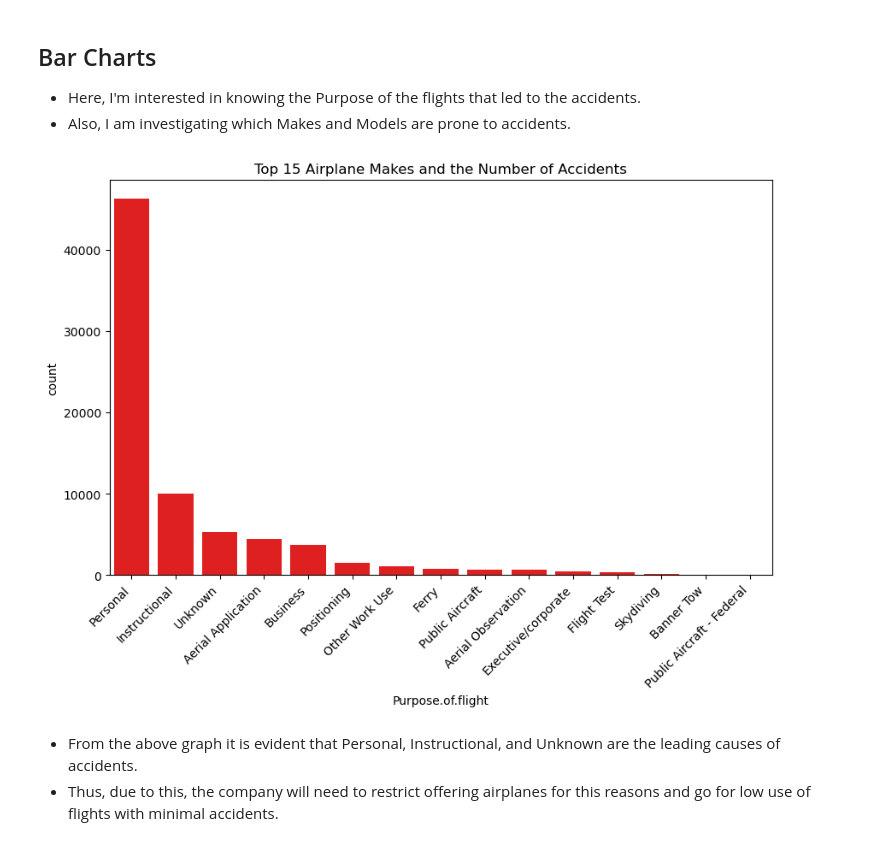
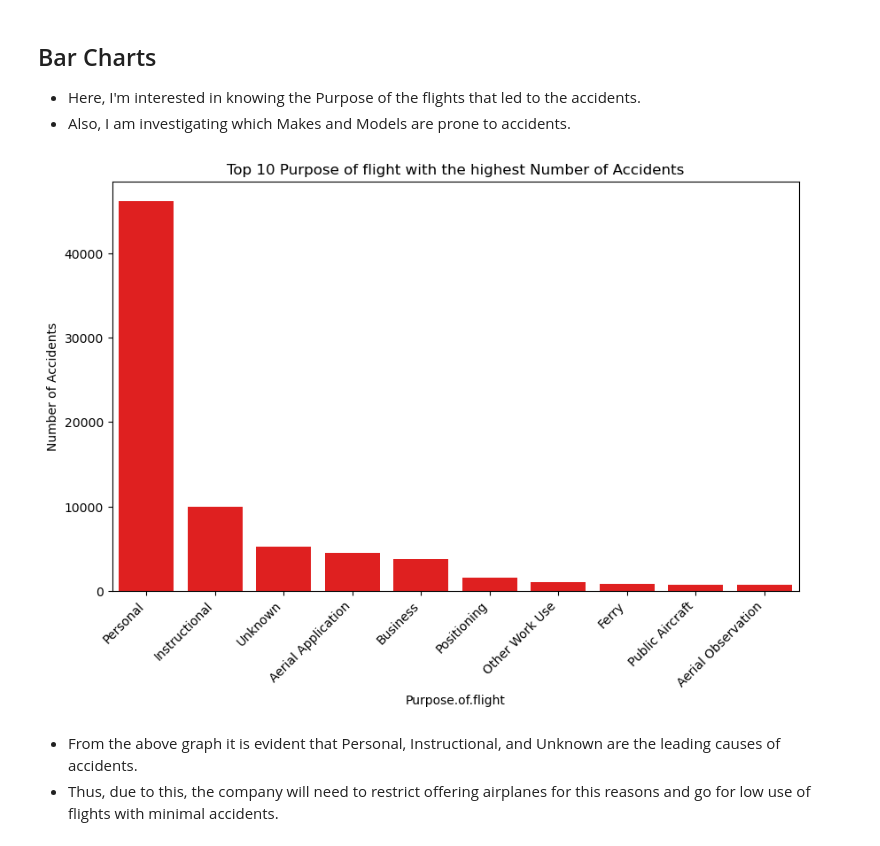
Before and after one commit to StephenMulingwa/Aviation_Business_Project, a Jupyter notebook: student.ipynb, the cells around one changed output. Cells and saved outputs as stored; diff of their text form; code cells hidden in the pictures.

Commit message:
Edited Visualizations

```diff
--- a/student.ipynb
+++ b/student.ipynb
@@ -313,16 +313,17 @@ plt.show()
 * Also, I am investigating which Makes and Models are prone to accidents.
 # %%
 # Accidents based on the Purpose of flights
-purpose_of_flight_15 = df['Purpose.of.flight'].value_counts().nlargest(15).index
-purpose_of_flight = df[df['Purpose.of.flight'].isin(purpose_of_flight_15)]
+purpose_of_flight_10 = df['Purpose.of.flight'].value_counts().nlargest(10).index
+purpose_of_flight = df[df['Purpose.of.flight'].isin(purpose_of_flight_10)]
 
 plt.figure(figsize=(10, 6))
-sns.countplot(data=purpose_of_flight, x='Purpose.of.flight', order=purpose_of_flight_15, color = 'red')
-plt.title('Top 15 Airplane Makes and the Number of Accidents')
+sns.countplot(data=purpose_of_flight, x='Purpose.of.flight', order=purpose_of_flight_10, color = 'red')
+plt.title('Top 10 Purpose of flight with the highest Number of Accidents')
+plt.ylabel('Number of Accidents')
 plt.xticks(rotation=45, ha='right')
 plt.show()
 # %% [output]
-[figure, old version]
+[figure, new version]
 # %% [markdown]
 * From the above graph it is evident that Personal, Instructional, and Unknown are the leading causes of accidents.
 * Thus, due to this, the company will need to restrict offering airplanes for this reasons and go for low use of flights with minimal accidents.
```
